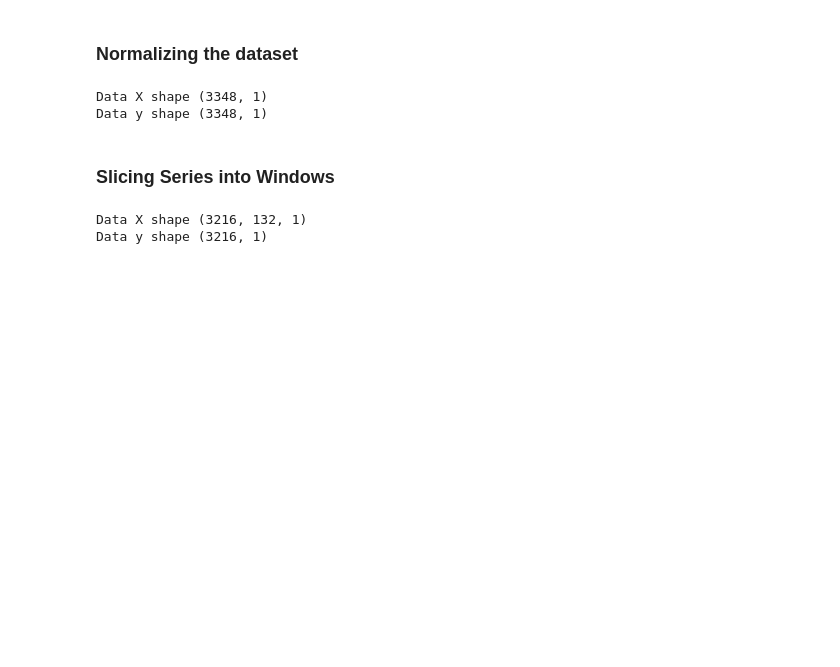
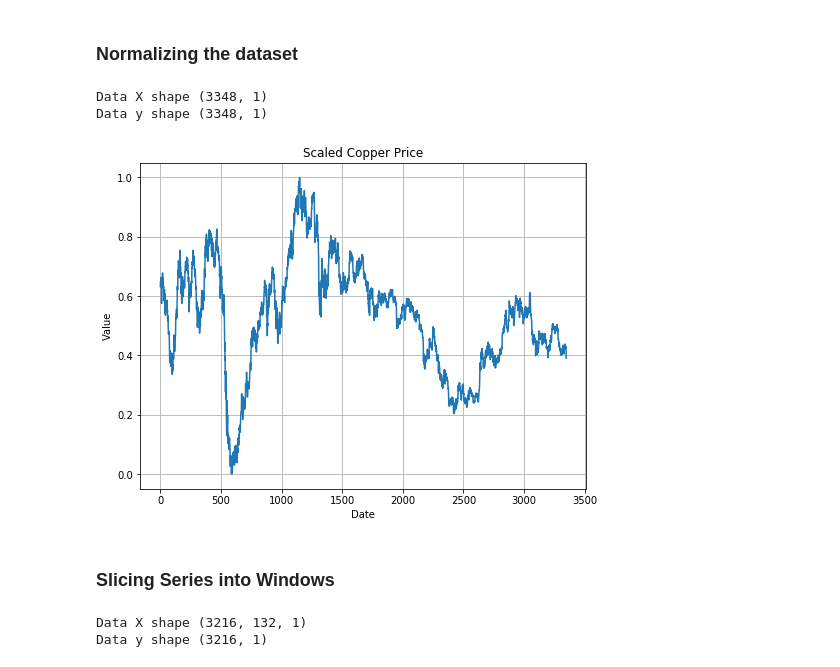
Before and after one commit to msc-acse/acse-9-independent-research-project-OliverJBoom, a Jupyter notebook: Notebooks/Metals Forecaster Univariate.ipynb, the cells around one changed output. Cells and saved outputs as stored; diff of their text form; code cells hidden in the pictures; blank space fills up the shorter version.

```diff
--- a/Notebooks/Metals Forecaster Univariate.ipynb
+++ b/Notebooks/Metals Forecaster Univariate.ipynb
@@ -151,6 +151,19 @@ print("Data X shape", data_X.shape,
 # %% [output]
 Data X shape (3348, 1)
 Data y shape (3348, 1)
+# %%
+# df_target = df_full[[target_col]]
+
+fig, ax = plt.subplots(1, figsize=(8, 6))
+ax.plot(data_y)
+ax.grid()
+ax.set_title("Scaled Copper Price")
+ax.set_ylabel("Value")
+ax.set_xlabel("Date")
+plt.savefig("Price_Copper")
+plt.show()
+# %% [output]
+[figure, added]
 # %% [markdown]
 ### Slicing Series into Windows
 # %%
```
Also changed, not shown: 23 other files.
